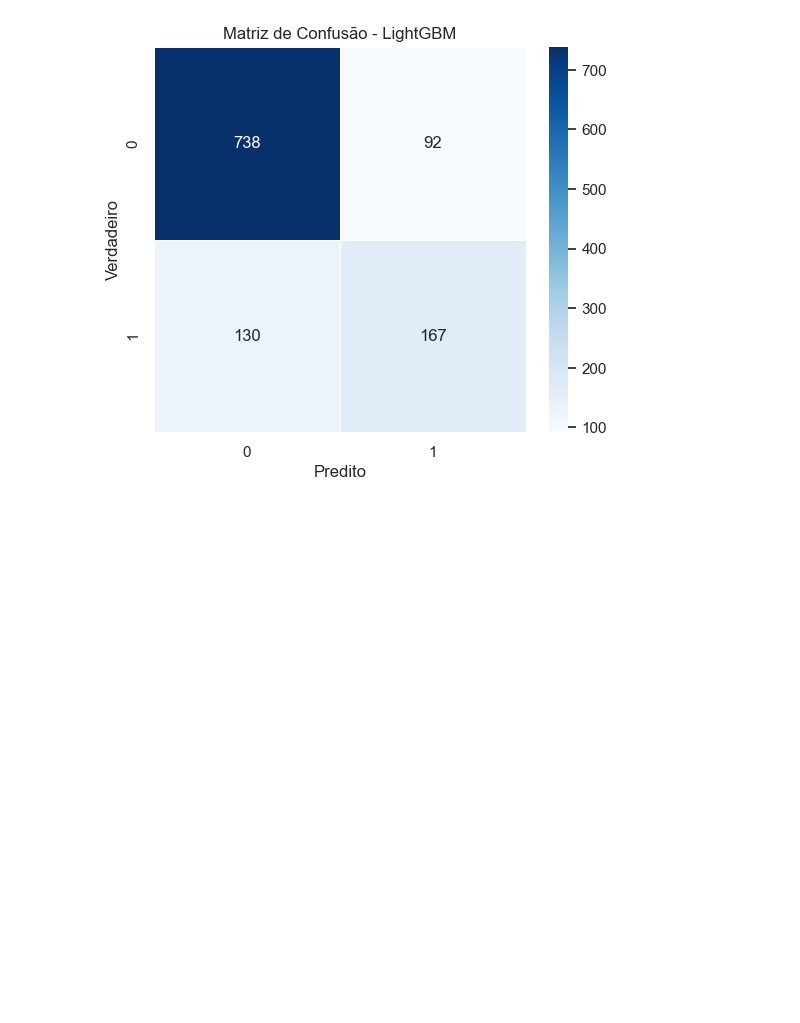
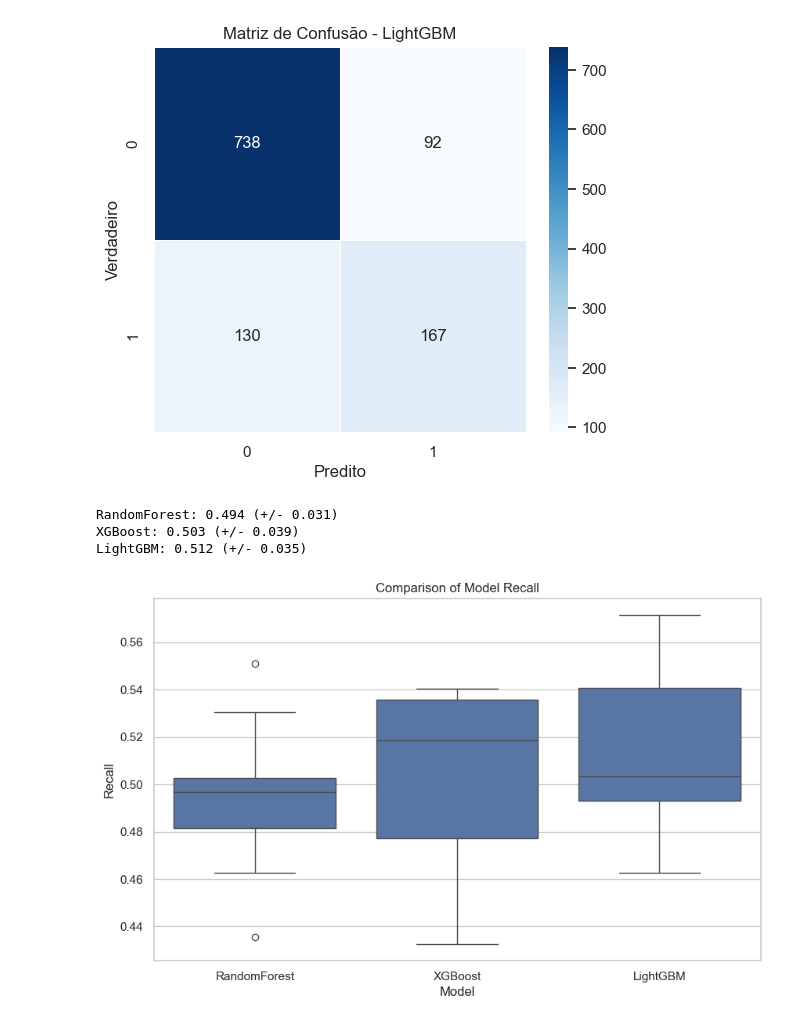
Before and after one commit to donikurtz/ChurnAnalysis-Telco, a Jupyter notebook: notebook/03_classificacao.ipynb, the cells around one changed output. Drawn from its saved outputs; the diff is of its cells as text; code cells hidden in the pictures; blank space fills up the shorter version.

```diff
--- a/notebook/03_classificacao.ipynb
+++ b/notebook/03_classificacao.ipynb
@@ -204,3 +204,39 @@ for name, model in models.items():
 [figure]
 [figure]
 [figure]
+# %%
+# Avaliação usando validação cruzada
+results = {}
+for name, model in models.items():
+    scores = cross_val_score(model, X_train_encoded.drop(['customerID','gender','PhoneService'],axis=1), y_train_encoded, cv=10, scoring='recall')
+    results[name] = scores
+    print(f'{name}: {scores.mean():.3f} (+/- {scores.std():.3f})')
+# %% [output]
+RandomForest: 0.494 (+/- 0.031)
+XGBoost: 0.503 (+/- 0.039)
+LightGBM: 0.512 (+/- 0.035)
+# %%
+
+# Convertendo o dicionário em DataFrame para visualização
+data = []
+for model_name, scores in results.items():
+    for score in scores:
+        data.append({'Model': model_name, 'Recall': score})
+df_scores = pd.DataFrame(data)
+
+# Configurando o estilo do gráfico
+sns.set(style="whitegrid")
+
+# Criando o boxplot
+plt.figure(figsize=(10, 6))
+ax = sns.boxplot(x='Model', y='Recall', data=df_scores)
+
+# Adicionando títulos e rótulos
+ax.set_title('Comparison of Model Recall')
+ax.set_xlabel('Model')
+ax.set_ylabel('Recall')
+
+# Mostrando o gráfico
+plt.show()
+# %% [output]
+[figure, added]
```
Also changed, not shown: parts of 3 cells of this notebook.
